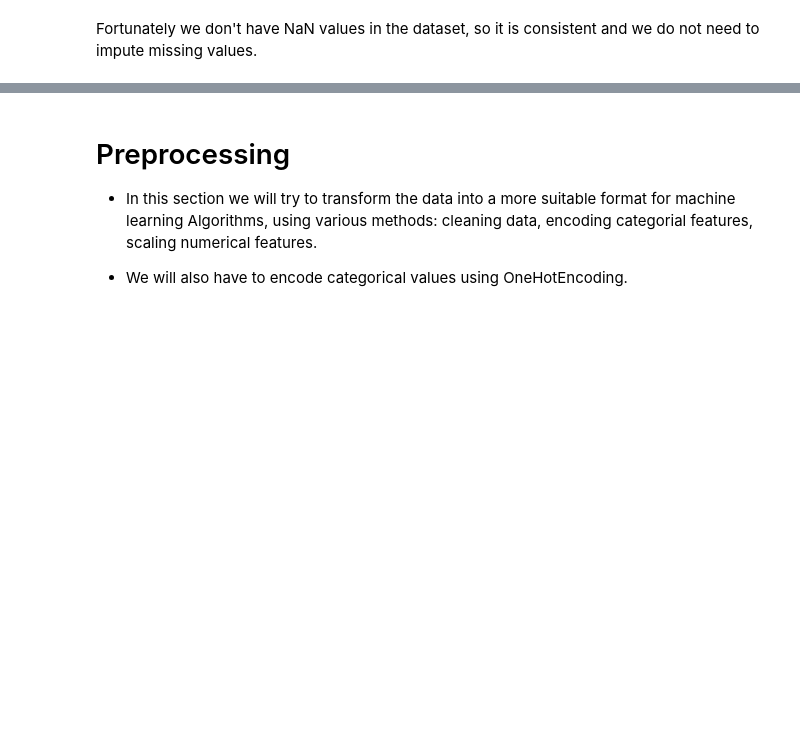
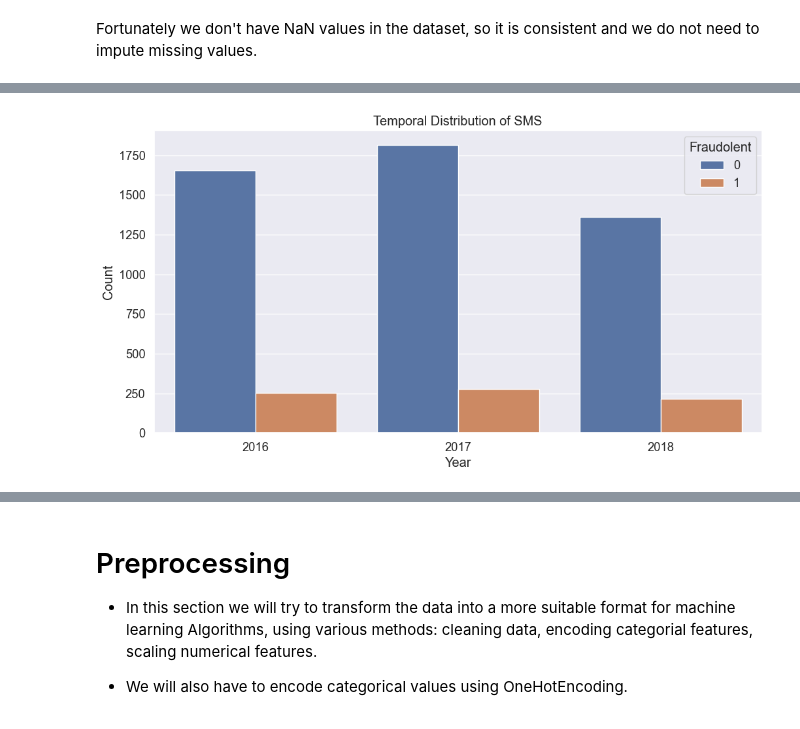
Before and after one commit to JulesPress/SafeComm-Digital-Security-Solutions, a Jupyter notebook: SafeComm_Digital_Security_Solutions.ipynb, the cells around one changed output, grey strips where cells are left out. Drawn from its saved outputs; the diff is of its cells as text; code cells hidden in the pictures; blank space fills up the shorter version.

Commit message:
extra eda updates

```diff
--- a/SafeComm_Digital_Security_Solutions.ipynb
+++ b/SafeComm_Digital_Security_Solutions.ipynb
@@ -131,0 +145,19 @@ plt.show()
+# %%
+
+# Assuming the Date and Time column is named 'Date and Time'
+sms_df['Date and Time'] = pd.to_datetime(sms_df['Date and Time'])
+
+# Extract date and time components
+sms_df['Year'] = sms_df['Date and Time'].dt.year
+sms_df['Month'] = sms_df['Date and Time'].dt.month
+sms_df['Day'] = sms_df['Date and Time'].dt.day
+
+# Visualize temporal distribution
+plt.figure(figsize=(12, 6))
+sns.countplot(x='Year', hue='Fraudolent', data=sms_df)
+plt.title('Temporal Distribution of SMS')
+plt.xlabel('Year')
+plt.ylabel('Count')
+plt.show()
+# %% [output]
+[figure, added]
```
Also changed, not shown: parts of 8 cells of this notebook.
